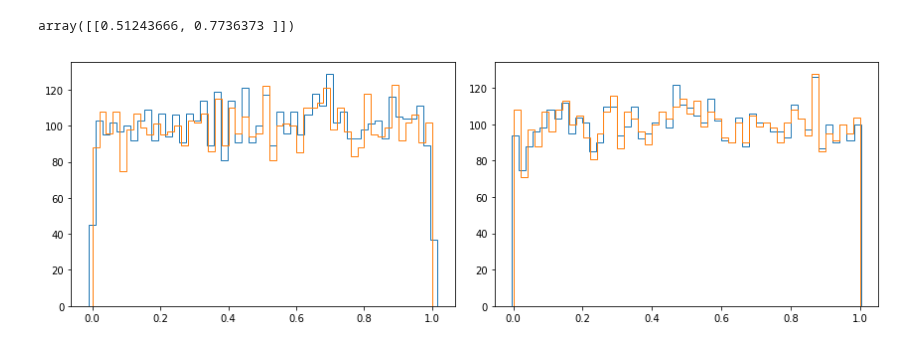
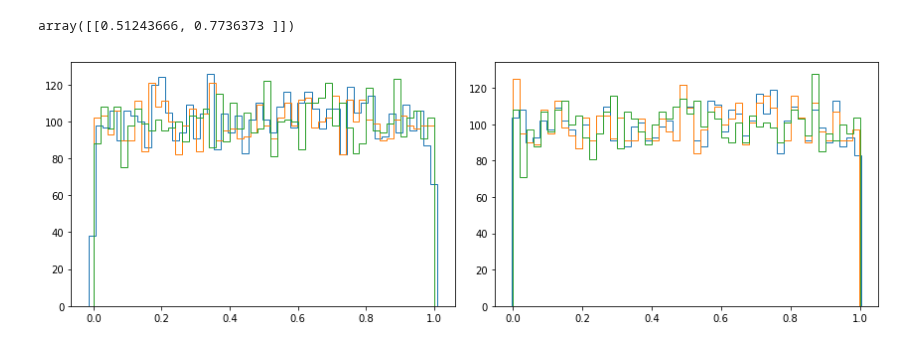
Before and after one commit to LSSTDESC/pz_bayes, a Jupyter notebook: notebooks/feature_likelihood.ipynb, the cells around one changed output. Cells and saved outputs as stored; diff of their text form; code cells hidden in the pictures.

Commit message:
Simulate deep vs photometric sample using random data

```diff
--- a/notebooks/feature_likelihood.ipynb
+++ b/notebooks/feature_likelihood.ipynb
@@ -470,22 +466,26 @@ rng.multivariate_normal(mean=rndm_2d[0], cov=[[errs[0][0] ** 2, 0],[0, errs[0][1
 # %% [output]
 array([[0.51243666, 0.7736373 ]])
 # %%
-sampled = np.zeros_like(rndm_2d)
-test = np.zeros(len(rndm_2d))
-for i, dat in enumerate(rndm_2d):
+# New dataset with same seed (to simulate deep sample vs photometric sample)
+rndm_2d_phot = rng.uniform(size=(5000,2))
+sampled = np.zeros_like(rndm_2d_phot)
+test = np.zeros(len(rndm_2d_phot))
+for i, dat in enumerate(rndm_2d_phot):
     sampled[i] = rng.multivariate_normal(mean=dat, cov=[[errs[i][0] ** 2, 0],[0, errs[i][1] ** 2]], size=1)
     test[i] = rng.normal(loc=dat[1], scale=errs[i][1], size=1)
 # %%
 fig, axs = plt.subplots(1,2, figsize=(12,4))
 axs = axs.ravel()
 
 axs[0].hist(sampled[:,0], bins=50, histtype='step')
+axs[0].hist(rndm_2d_phot[:,0], bins=50, histtype='step')
 axs[0].hist(rndm_2d[:,0], bins=50, histtype='step')
 
 axs[1].hist(sampled[:,1], bins=50, histtype='step')
+axs[1].hist(rndm_2d_phot[:,1], bins=50, histtype='step')
 axs[1].hist(rndm_2d[:,1], bins=50, histtype='step')
 
 plt.tight_layout()
 plt.show()
 # %% [output]
-[figure, old version]
+[figure, new version]
```
Also changed, not shown: parts of 5 cells of this notebook.
